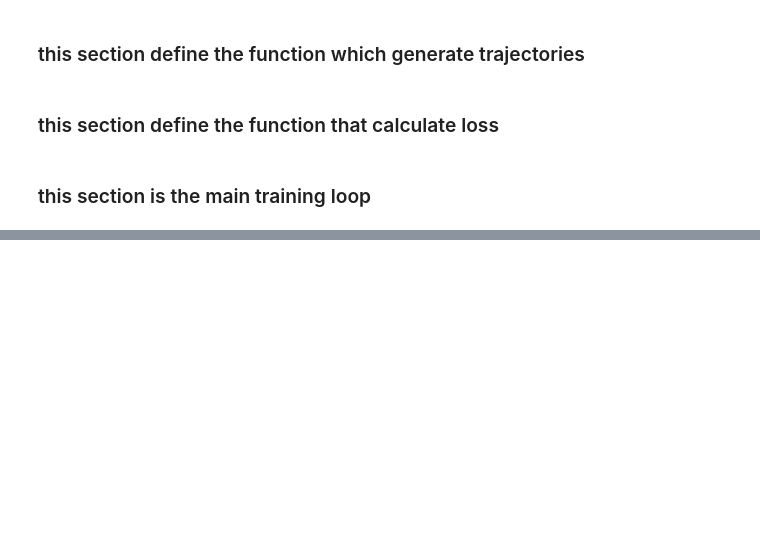
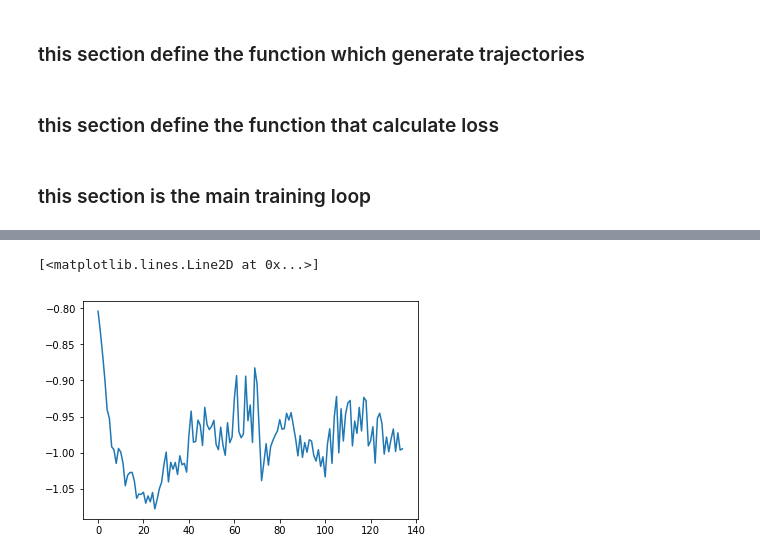
Before and after one commit to Jimsont/Udacity-Deep-RL-Nanodegree, a Jupyter notebook: p2_continuous-control/Continuous_Control.ipynb, the cells around one changed output, grey strips where cells are left out. Drawn from its saved outputs; the diff is of its cells as text; code cells hidden in the pictures; blank space fills up the shorter version.

```diff
--- a/p2_continuous-control/Continuous_Control.ipynb
+++ b/p2_continuous-control/Continuous_Control.ipynb
@@ -463,0 +598,5 @@ plt.figure(1),plt.plot(mean_rewards)
+# %%
+plt.plot(loss_entropy_his)
+# %% [output]
+[<matplotlib.lines.Line2D at 0x...>]
+[figure, added]
```
Also changed, not shown: parts of 21 cells of this notebook.
